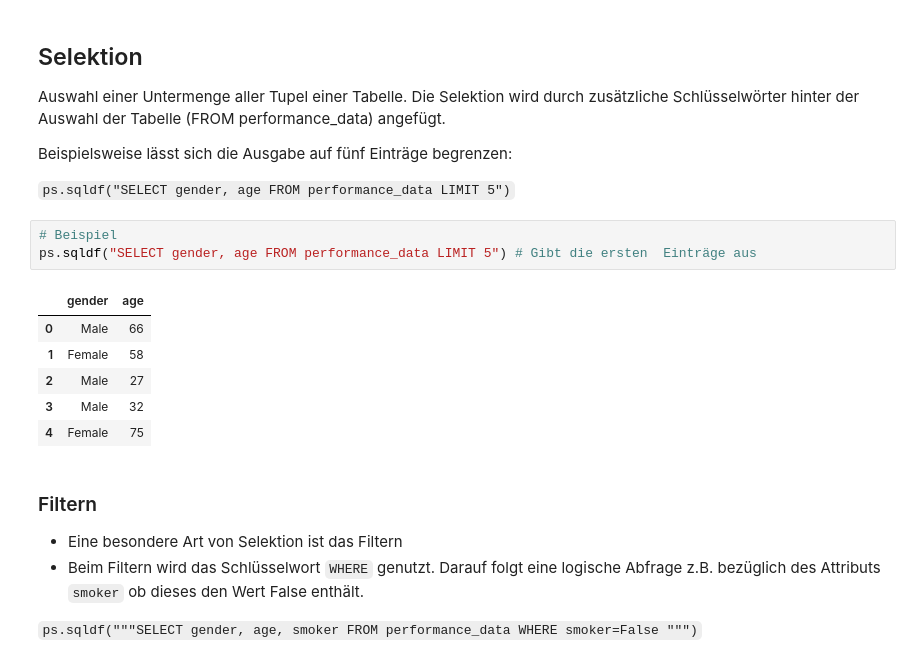
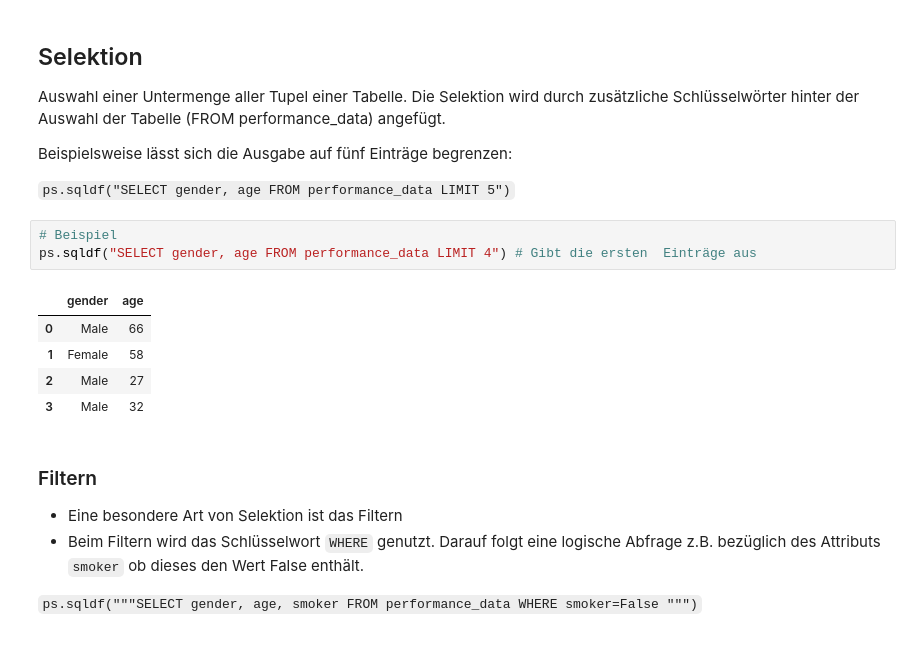
Before and after one commit to jhumci/MCI-MSE_Aufgaben, a Jupyter notebook: PÜ4/SQL-Übung.ipynb, the cells around one changed output. Drawn from its saved outputs; the diff is of its cells as text.

````diff
--- a/PÜ4/SQL-Übung.ipynb
+++ b/PÜ4/SQL-Übung.ipynb
@@ -145,14 +134,13 @@ Beispielsweise lässt sich die Ausgabe auf fünf Einträge begrenzen:
 ```ps.sqldf("SELECT gender, age FROM performance_data LIMIT 5")```
 # %%
 # Beispiel
-ps.sqldf("SELECT gender, age FROM performance_data LIMIT 5") # Gibt die ersten  Einträge aus
+ps.sqldf("SELECT gender, age FROM performance_data LIMIT 4") # Gibt die ersten  Einträge aus
 # %% [output]
 |  | gender | age |
 | 0 | Male | 66 |
 | 1 | Female | 58 |
 | 2 | Male | 27 |
 | 3 | Male | 32 |
-| 4 | Female | 75 |
 # %% [markdown]
 ### Filtern
 
````
Also changed, not shown: parts of 4 cells of this notebook, 2 other files.
